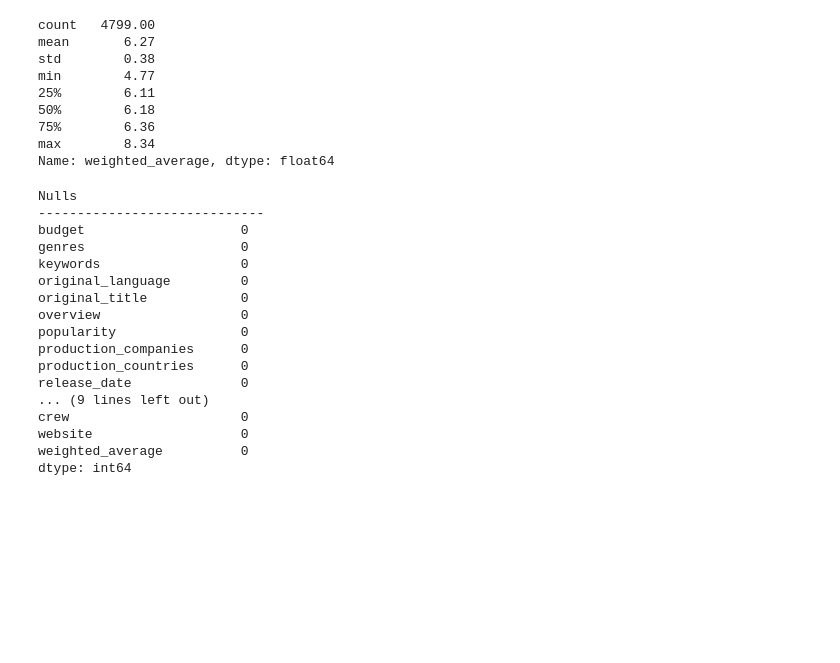
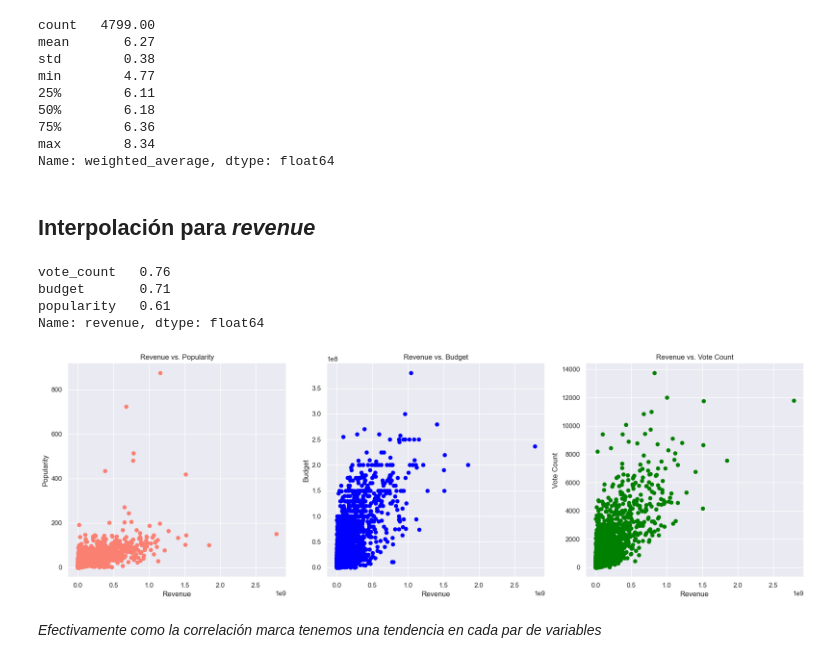
Before and after one commit to ApocalypseScrambler/datascience, a Jupyter notebook: Desafios/ProyectoDS_Parte II - Reyes Luis - 46270.ipynb, the cells around one changed output. Drawn from its saved outputs; the diff is of its cells as text; code cells hidden in the pictures; blank space fills up the shorter version.

Commit message:
Missing Data

```diff
--- a/Desafios/ProyectoDS_Parte II - Reyes Luis - 46270.ipynb
+++ b/Desafios/ProyectoDS_Parte II - Reyes Luis - 46270.ipynb
@@ -109,8 +109,8 @@ from sklearn.decomposition import PCA
 pd.options.display.float_format = '{:.2f}'.format
 import warnings
 warnings.filterwarnings("ignore")
-sns.set_style('darkgrid')
-sns.set(font_scale = 1.5)
+sns.set_style('whitegrid')
+sns.set(font_scale = 1)
 # %% [markdown]
 # Presentación DataSet
 # %%
@@ -322,12 +324,13 @@ print('----------------------')
 print(promedios)
 
 #Reemplacemos todos los campos en cero por NaN
-df_movies[['runtime','vote_average','vote_count']] = df_movies[['runtime','vote_average','vote_count']].replace(0, np.nan)
+df_movies[['budget','popularity','revenue','runtime','vote_average','vote_count']] = df_movies[['budget','popularity','revenue','runtime','vote_average','vote_count']].replace(0, np.nan)
 
 df_movies[['runtime','vote_average','vote_count']] = df_movies[['runtime','vote_average','vote_count']].fillna(promedios)
 
 nun_missing = (df_movies[['budget','popularity','revenue','runtime','vote_average','vote_count']] == 0).sum()
 
+print(nun_missing)
 print('')
 print('Campos con Ceros')
 print('------------------------')
@@ -373,25 +377,45 @@ min        4.77
 75%        6.36
 max        8.34
 Name: weighted_average, dtype: float64
-# %%
-print('Nulls')
-print('-----------------------------')
-print(df_movies.isnull().sum())
-# %% [output]
-Nulls
------------------------------
-budget                    0
-genres                    0
-keywords                  0
-original_language         0
-original_title            0
-overview                  0
-popularity                0
-production_companies      0
-production_countries      0
-release_date              0
-... (9 lines left out)
-crew                      0
-website                   0
-weighted_average          0
-dtype: int64
+# %% [markdown]
+## Interpolación para *revenue*
+# %%
+#Veamos la correlación para interpolar revenue
+correlaciones_revenue = abs(df_movies[['budget','revenue','popularity','runtime','vote_average','vote_count','weighted_average']].corr(method='pearson')['revenue'])
+df_movies[['budget','popularity','revenue','runtime','vote_average','vote_count','weighted_average']].corr(method='pearson')['revenue'][(correlaciones_revenue < 1) & (correlaciones_revenue > 0.35)].sort_values(ascending=False)
+# %% [output]
+vote_count   0.76
+budget       0.71
+popularity   0.61
+Name: revenue, dtype: float64
+# %%
+# Gráfiquemos las 3 variables vs. revenue
+fig, axes = plt.subplots(1, 3, figsize=(18, 6))
+
+# Gráfico 1: 'revenue' vs. 'popularity'
+axes[0].scatter(df_movies['revenue'], df_movies['popularity'], color='salmon')
+axes[0].set_xlabel('Revenue')
+axes[0].set_ylabel('Popularity')
+axes[0].set_title('Revenue vs. Popularity')
+
+# Gráfico 2: 'revenue' vs. 'budget'
+axes[1].scatter(df_movies['revenue'], df_movies['budget'], color='blue')
+axes[1].set_xlabel('Revenue')
+axes[1].set_ylabel('Budget')
+axes[1].set_title('Revenue vs. Budget')
+
+# Gráfico 3: 'revenue' vs. 'vote_count'
+axes[2].scatter(df_movies['revenue'], df_movies['vote_count'], color='green')
+axes[2].set_xlabel('Revenue')
+axes[2].set_ylabel('Vote Count')
+axes[2].set_title('Revenue vs. Vote Count')
+
+# Ajustar el espaciado entre los subgráficos
+plt.tight_layout()
+
+# Mostrar los gráficos
+plt.show()
+# %% [output]
+[figure, added]
+# %% [markdown]
+*Efectivamente como la correlación marca tenemos una tendencia en cada par de variables*
```
Also changed, not shown: parts of 39 cells of this notebook, 1 other file.
